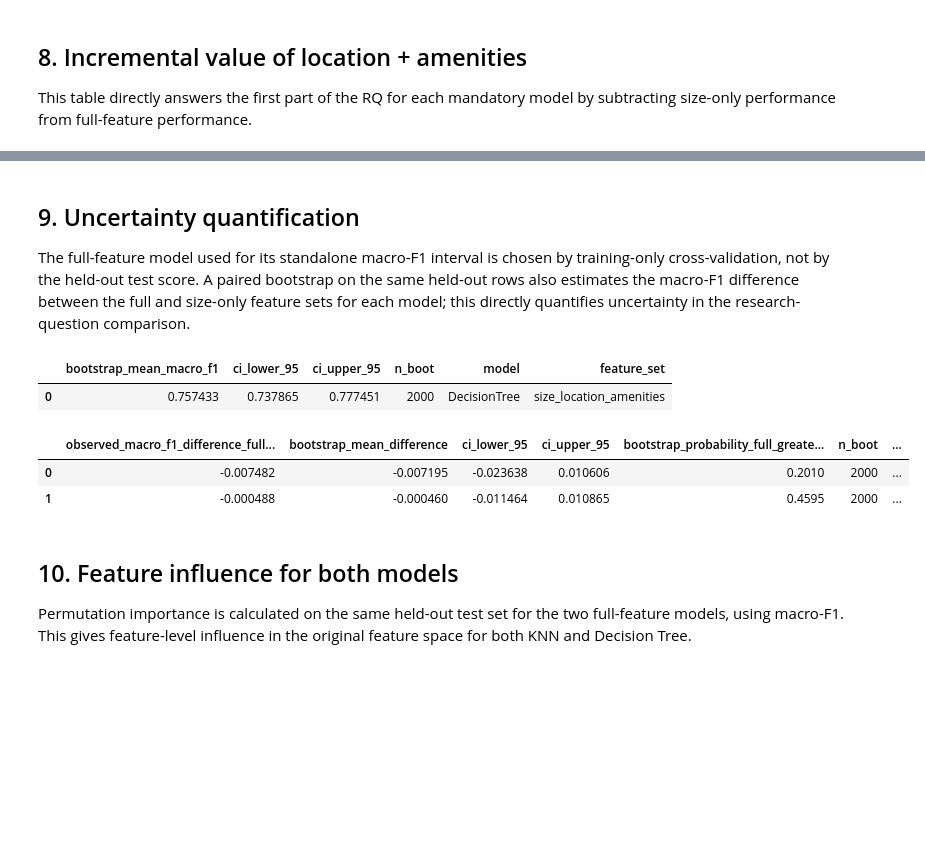
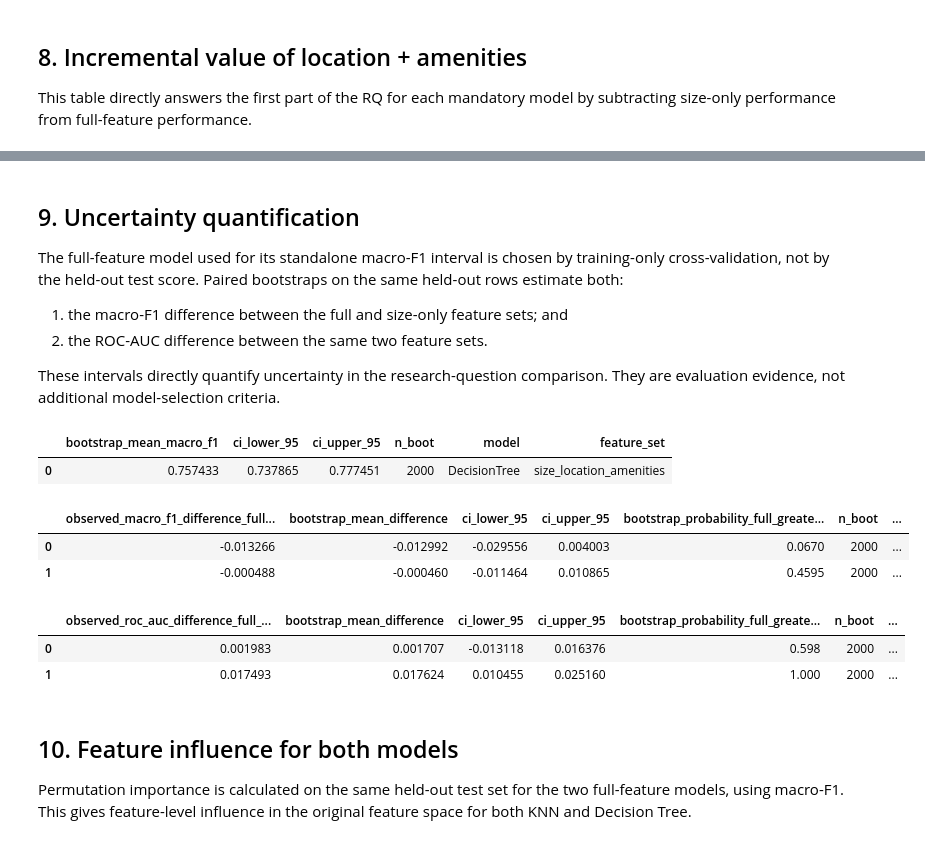
Before and after one commit to tuan891221/COMP20008_A2_W04G10, a Jupyter notebook: submission/code.ipynb, the cells around one changed output, grey strips where cells are left out. Saved outputs shown, nothing was run; the diff lists cells and outputs as text; code cells hidden in the pictures; blank space fills up the shorter version.

```diff
--- a/submission/code.ipynb
+++ b/submission/code.ipynb
@@ -1835,7 +1966,12 @@ display(knn_tie_diagnostics)
 # %% [markdown]
 ## 9. Uncertainty quantification
 
-The full-feature model used for its standalone macro-F1 interval is chosen by training-only cross-validation, not by the held-out test score. A paired bootstrap on the same held-out rows also estimates the macro-F1 difference between the full and size-only feature sets for each model; this directly quantifies uncertainty in the research-question comparison.
+The full-feature model used for its standalone macro-F1 interval is chosen by training-only cross-validation, not by the held-out test score. Paired bootstraps on the same held-out rows estimate both:
+
+1. the macro-F1 difference between the full and size-only feature sets; and
+2. the ROC-AUC difference between the same two feature sets.
+
+These intervals directly quantify uncertainty in the research-question comparison. They are evaluation evidence, not additional model-selection criteria.
 # %%
 full_results = {
     model: experiments[(model, "size_location_amenities")]
@@ -1883,35 +2019,87 @@ def paired_bootstrap_macro_f1_difference(
     differences = np.asarray(differences)
     lo, hi = np.quantile(differences, [alpha / 2, 1 - alpha / 2])
     return {
         "observed_macro_f1_difference_full_minus_size": float(observed),
         "bootstrap_mean_difference": float(differences.mean()),
         "ci_lower_95": float(lo),
         "ci_upper_95": float(hi),
         "bootstrap_probability_full_greater_than_size": float((differences > 0).mean()),
         "n_boot": int(n_boot),
     }
 
 paired_rows = []
 for offset, model_name in enumerate(["KNN", "DecisionTree"]):
     result = paired_bootstrap_macro_f1_difference(
         test_df[TARGET].to_numpy(),
         experiments[(model_name, "size_location_amenities")]["pred"],
         experiments[(model_name, "size_only")]["pred"],
         n_boot=2000,
         random_state=RANDOM_STATE + offset,
     )
     result["model"] = model_name
     paired_rows.append(result)
 
 paired_incremental_uncertainty = pd.DataFrame(paired_rows)
 display(pd.DataFrame([uncertainty]))
 display(paired_incremental_uncertainty)
+
+
+def paired_bootstrap_roc_auc_difference(
+    y_true,
+    score_full,
+    score_size,
+    n_boot=2000,
+    alpha=0.05,
+    random_state=42,
+):
+    y_true = np.asarray(y_true)
+    score_full = np.asarray(score_full)
+    score_size = np.asarray(score_size)
+    observed = roc_auc_score(y_true, score_full) - roc_auc_score(y_true, score_size)
+    rng = np.random.default_rng(random_state)
+    differences = []
+    while len(differences) < n_boot:
+        idx = rng.integers(0, len(y_true), size=len(y_true))
+        if np.unique(y_true[idx]).size < 2:
+            continue
+        differences.append(
+            roc_auc_score(y_true[idx], score_full[idx])
+            - roc_auc_score(y_true[idx], score_size[idx])
+        )
+    differences = np.asarray(differences)
+    lo, hi = np.quantile(differences, [alpha / 2, 1 - alpha / 2])
+    return {
+        "observed_roc_auc_difference_full_minus_size": float(observed),
+        "bootstrap_mean_difference": float(differences.mean()),
+        "ci_lower_95": float(lo),
+        "ci_upper_95": float(hi),
+        "bootstrap_probability_full_greater_than_size": float((differences > 0).mean()),
+        "n_boot": int(n_boot),
+    }
+
+paired_auc_rows = []
+for offset, model_name in enumerate(["KNN", "DecisionTree"]):
+    result = paired_bootstrap_roc_auc_difference(
+        test_df[TARGET].to_numpy(),
+        experiments[(model_name, "size_location_amenities")]["proba"],
+        experiments[(model_name, "size_only")]["proba"],
+        n_boot=2000,
+        random_state=RANDOM_STATE + 100 + offset,
+    )
+    result["model"] = model_name
+    paired_auc_rows.append(result)
+
+paired_auc_uncertainty = pd.DataFrame(paired_auc_rows)
+display(paired_auc_uncertainty)
 # %% [output]
 |  | bootstrap_mean_macro_f1 | ci_lower_95 | ci_upper_95 | n_boot | model | feature_set |
 | 0 | 0.757433 | 0.737865 | 0.777451 | 2000 | DecisionTree | size_location_amenities |
 |  | observed_macro_f1_difference_full... | bootstrap_mean_difference | ci_lower_95 | ci_upper_95 | bootstrap_probability_full_greate... | n_boot | ... |
-| 0 | -0.007482 | -0.007195 | -0.023638 | 0.010606 | 0.2010 | 2000 | ... |
+| 0 | -0.013266 | -0.012992 | -0.029556 | 0.004003 | 0.0670 | 2000 | ... |
 | 1 | -0.000488 | -0.000460 | -0.011464 | 0.010865 | 0.4595 | 2000 | ... |
+|  | observed_roc_auc_difference_full_... | bootstrap_mean_difference | ci_lower_95 | ci_upper_95 | bootstrap_probability_full_greate... | n_boot | ... |
+| 0 | 0.001983 | 0.001707 | -0.013118 | 0.016376 | 0.598 | 2000 | ... |
+| 1 | 0.017493 | 0.017624 | 0.010455 | 0.025160 | 1.000 | 2000 | ... |
 # %% [markdown]
 ## 10. Feature influence for both models
 
```
Also changed, not shown: parts of 11 cells of this notebook, 14 other files.
